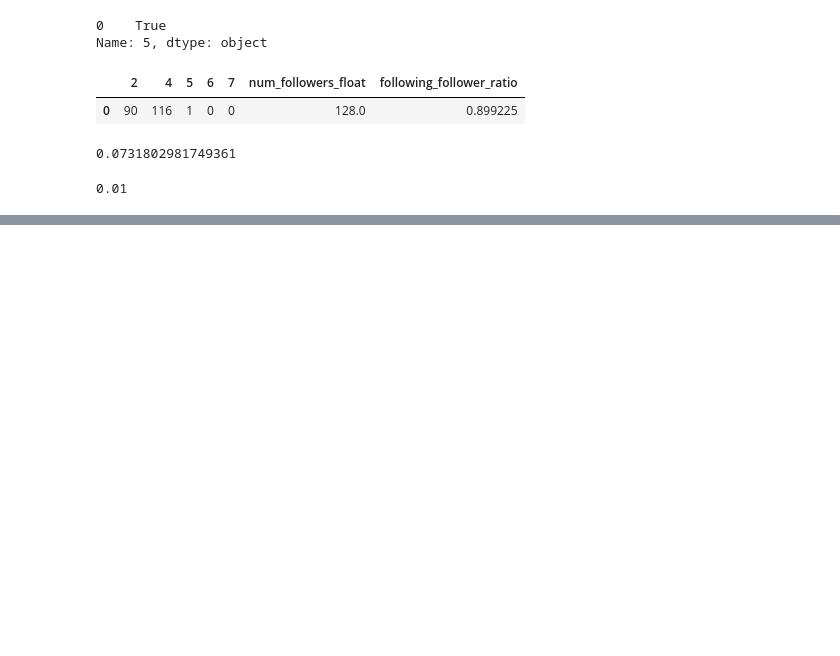
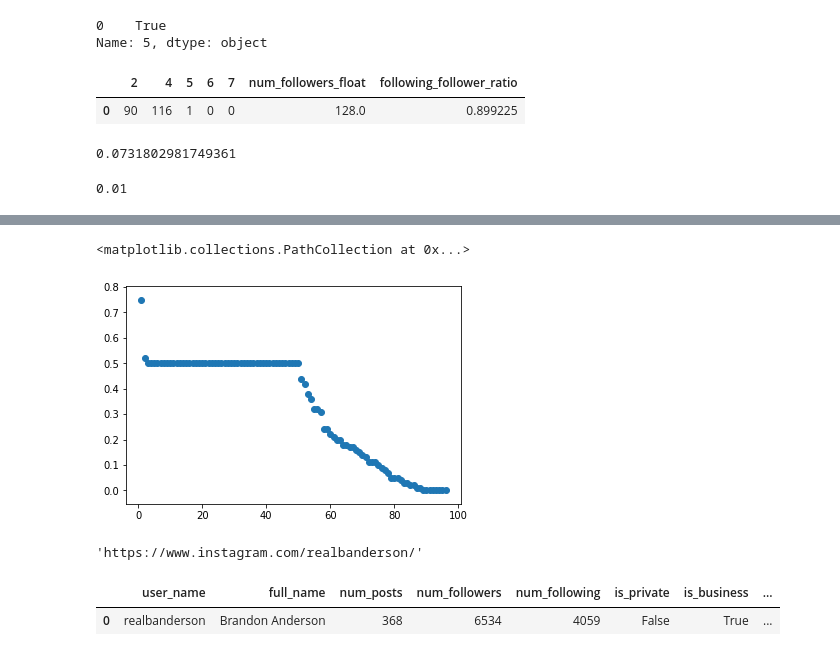
Before and after one commit to liyingli0818/instagram_account_type_predictor, a Jupyter notebook: Baseline_model.ipynb, the cells around one changed output, grey strips where cells are left out. Drawn from its saved outputs; the diff is of its cells as text; code cells hidden in the pictures; blank space fills up the shorter version.

Commit message:
Add predict follower fake probability and put information into dataframe

```diff
--- a/Baseline_model.ipynb
+++ b/Baseline_model.ipynb
@@ -340,0 +431,10 @@ prob_fake
+# %%
+proba_list = []
+for i in range(len(follower_urls)):
+    user_name = follower_urls[i][26:-1]
+    try:
+        prob_fake = get_proba(user_name, model = rf)
+    except:
+        prob_fake = 0.5
+    print(user_name, prob_fake)
+    proba_list.append(prob_fake)
@@ -340,0 +479,5 @@ prob_fake
+# %%
+plt.scatter(np.linspace(1,len(follower_urls), len(follower_urls)), sorted(proba_list, reverse=True))
+# %% [output]
+<matplotlib.collections.PathCollection at 0x...>
+[figure, added]
@@ -340,0 +486,4 @@ prob_fake
+# %%
+url
+# %% [output]
+'https://www.instagram.com/realbanderson/'
@@ -340,0 +496,5 @@ prob_fake
+# %%
+followers_df
+# %% [output]
+|  | user_name | full_name | num_posts | num_followers | num_following | is_private | is_business | ... |
+| 0 | realbanderson | Brandon Anderson | 368 | 6534 | 4059 | False | True | ... |
```
Also changed, not shown: parts of 14 cells of this notebook, 2 other files.
